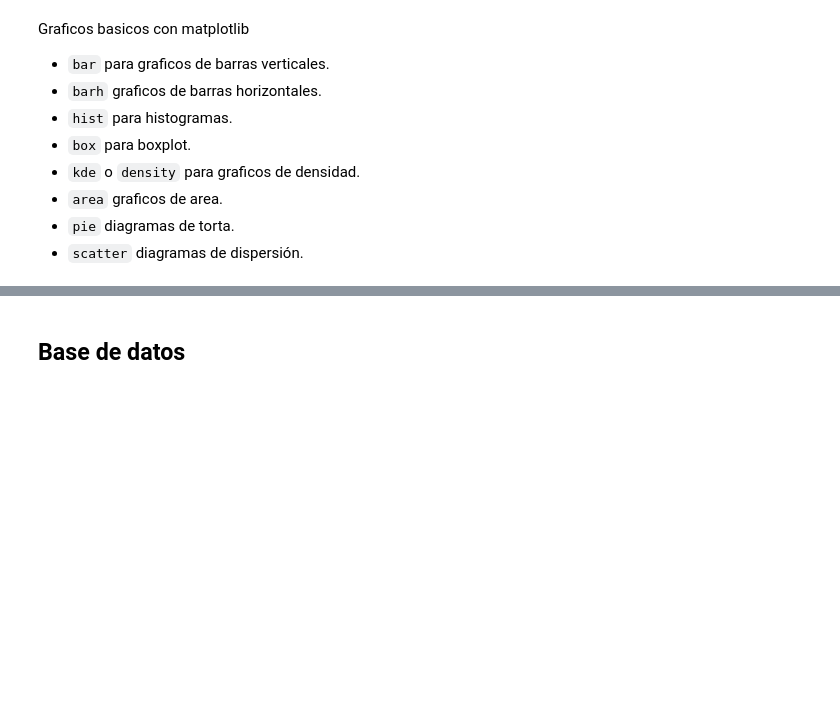
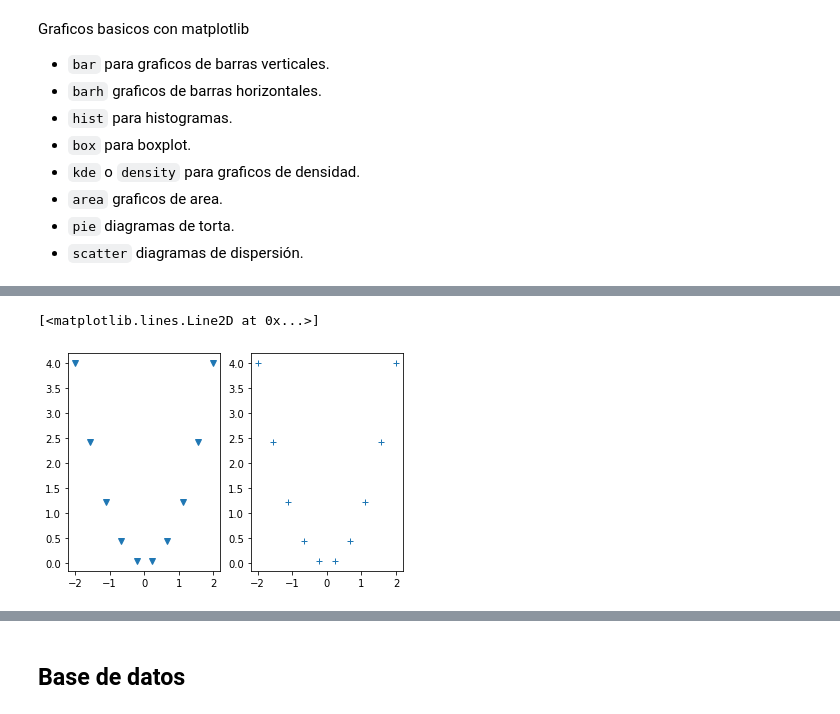
Before and after one commit to Jomapime/Manejo_de_datos_en_Python, a Jupyter notebook: Codigos/Visualizacion_de_datos.ipynb, the cells around one changed output, grey strips where cells are left out. Saved outputs shown, nothing was run; the diff lists cells and outputs as text; code cells hidden in the pictures; blank space fills up the shorter version.

```diff
--- a/Codigos/Visualizacion_de_datos.ipynb
+++ b/Codigos/Visualizacion_de_datos.ipynb
@@ -15,0 +40,9 @@ Graficos basicos con matplotlib
+# %%
+## FORMATO DE COORDENADA.
+plt.subplot(121)
+plt.plot(x,y, "v")
+plt.subplot(122)
+plt.plot(x,y,"+" )
+# %% [output]
+[<matplotlib.lines.Line2D at 0x...>]
+[figure, added]
```
Also changed, not shown: parts of 30 cells of this notebook.
